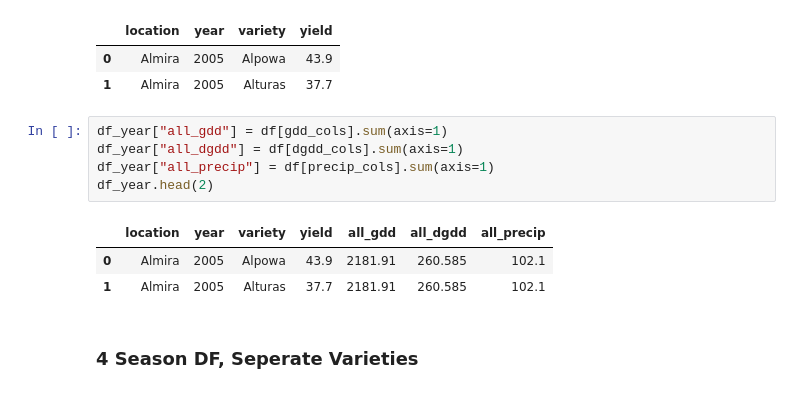
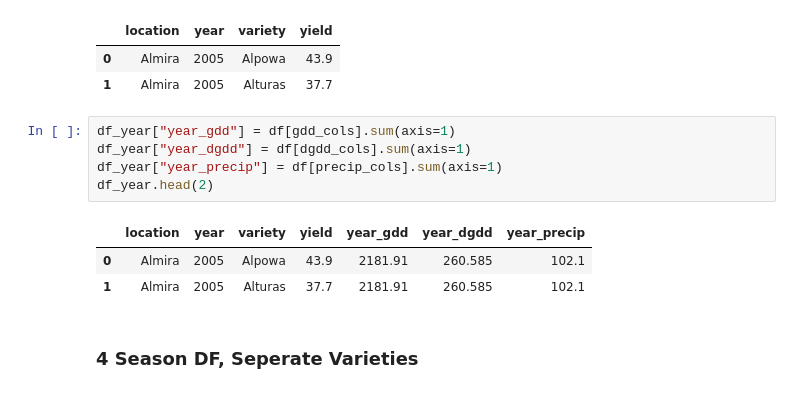
Before and after one commit to HNoorazar/Ag_Others, a Jupyter notebook: Ehsan/Wheat/00_read_excel_dump.ipynb, the cells around one changed output. Cells and saved outputs as stored; diff of their text form.

```diff
--- a/Ehsan/Wheat/00_read_excel_dump.ipynb
+++ b/Ehsan/Wheat/00_read_excel_dump.ipynb
@@ -335,12 +295,12 @@ df_year.head(2)
 | 0 | Almira | 2005 | Alpowa | 43.9 |
 | 1 | Almira | 2005 | Alturas | 37.7 |
 # %%
-df_year["all_gdd"] = df[gdd_cols].sum(axis=1)
-df_year["all_dgdd"] = df[dgdd_cols].sum(axis=1)
-df_year["all_precip"] = df[precip_cols].sum(axis=1)
+df_year["year_gdd"] = df[gdd_cols].sum(axis=1)
+df_year["year_dgdd"] = df[dgdd_cols].sum(axis=1)
+df_year["year_precip"] = df[precip_cols].sum(axis=1)
 df_year.head(2)
 # %% [output]
-|  | location | year | variety | yield | all_gdd | all_dgdd | all_precip |
+|  | location | year | variety | yield | year_gdd | year_dgdd | year_precip |
 | 0 | Almira | 2005 | Alpowa | 43.9 | 2181.91 | 260.585 | 102.1 |
 | 1 | Almira | 2005 | Alturas | 37.7 | 2181.91 | 260.585 | 102.1 |
 # %% [markdown]
```
Also changed, not shown: parts of 13 cells of this notebook, 9 other files.
